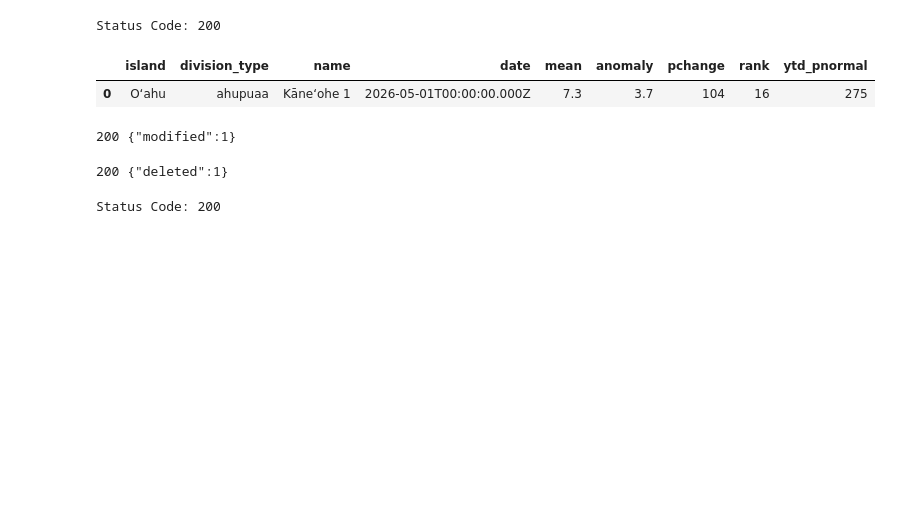
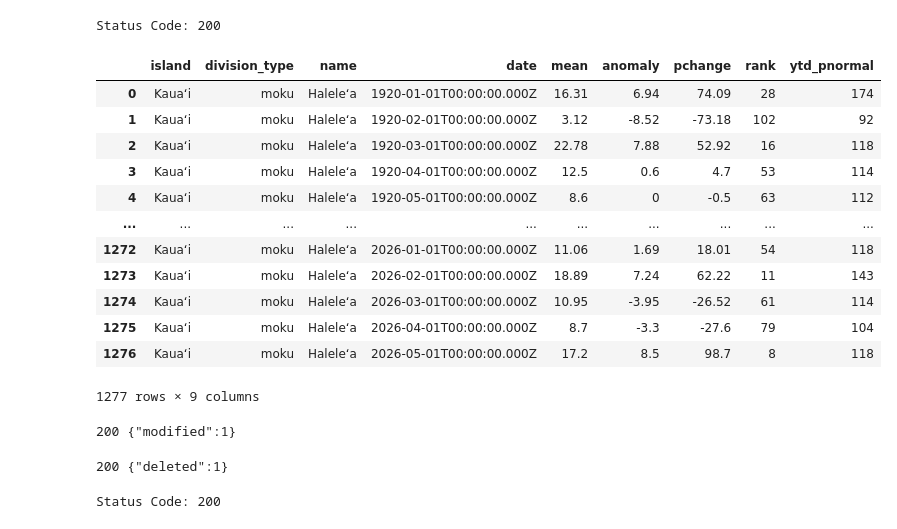
Before and after one commit to cherryleh/climate-summary, a Jupyter notebook: dews-hawaii-app/scripts/database_backfilling copy.ipynb, the cells around one changed output. Cells and saved outputs as stored; diff of their text form; code cells hidden in the pictures; blank space fills up the shorter version.

Commit message:
Fix moku json

```diff
--- a/dews-hawaii-app/scripts/database_backfilling copy.ipynb
+++ b/dews-hawaii-app/scripts/database_backfilling copy.ipynb
@@ -20,28 +20,38 @@ headers = {
 # %%
 # date, startDate, endDate, island, division_type, and name. For  island, division_type, and name you can provide multiple instances of each or a comma separated list to filter by more than one (e.g. ?division_type=moku&division_type=island or  ?division_type=moku,island)
 #Viewing data
 
 url = "https://api.hcdp.ikewai.org/mesonet/climate_report/rainfall_stats"
 query_params = {
-    "division_type": "ahupuaa",
-    "island": "Oʻahu",
-    "name":"Kāneʻohe 1",
-      "startDate": "2026-05-01",
+    "division_type": "moku",
+    "island": "Kauaʻi",
+    "name":"Haleleʻa",
       "endDate": "2026-05-01"
 }
 
 response = requests.get(url, params=query_params, headers=headers)
 
 print(f"Status Code: {response.status_code}")
 if response.status_code == 200:
     df_filtered = pd.DataFrame(response.json())
     display(df_filtered)
 else:
     print(f"Response Text: {response.text}")
 # %% [output]
 Status Code: 200
 |  | island | division_type | name | date | mean | anomaly | pchange | rank | ytd_pnormal |
-| 0 | Oʻahu | ahupuaa | Kāneʻohe 1 | 2026-05-01T00:00:00.000Z | 7.3 | 3.7 | 104 | 16 | 275 |
+| 0 | Kauaʻi | moku | Haleleʻa | 1920-01-01T00:00:00.000Z | 16.31 | 6.94 | 74.09 | 28 | 174 |
+| 1 | Kauaʻi | moku | Haleleʻa | 1920-02-01T00:00:00.000Z | 3.12 | -8.52 | -73.18 | 102 | 92 |
+| 2 | Kauaʻi | moku | Haleleʻa | 1920-03-01T00:00:00.000Z | 22.78 | 7.88 | 52.92 | 16 | 118 |
+| 3 | Kauaʻi | moku | Haleleʻa | 1920-04-01T00:00:00.000Z | 12.5 | 0.6 | 4.7 | 53 | 114 |
+| 4 | Kauaʻi | moku | Haleleʻa | 1920-05-01T00:00:00.000Z | 8.6 | 0 | -0.5 | 63 | 112 |
+| ... | ... | ... | ... | ... | ... | ... | ... | ... | ... |
+| 1272 | Kauaʻi | moku | Haleleʻa | 2026-01-01T00:00:00.000Z | 11.06 | 1.69 | 18.01 | 54 | 118 |
+| 1273 | Kauaʻi | moku | Haleleʻa | 2026-02-01T00:00:00.000Z | 18.89 | 7.24 | 62.22 | 11 | 143 |
+| 1274 | Kauaʻi | moku | Haleleʻa | 2026-03-01T00:00:00.000Z | 10.95 | -3.95 | -26.52 | 61 | 114 |
+| 1275 | Kauaʻi | moku | Haleleʻa | 2026-04-01T00:00:00.000Z | 8.7 | -3.3 | -27.6 | 79 | 104 |
+| 1276 | Kauaʻi | moku | Haleleʻa | 2026-05-01T00:00:00.000Z | 17.2 | 8.5 | 98.7 | 8 | 118 |
+1277 rows × 9 columns
 # %%
 import requests, os
 
```
Also changed, not shown: 1 other file.
